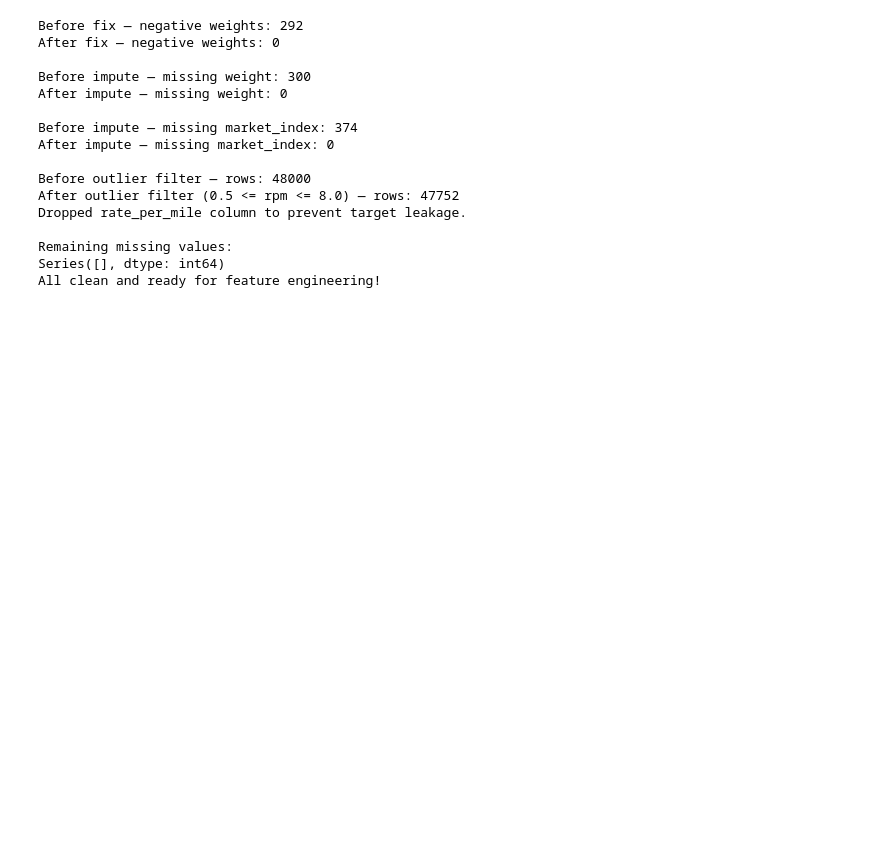
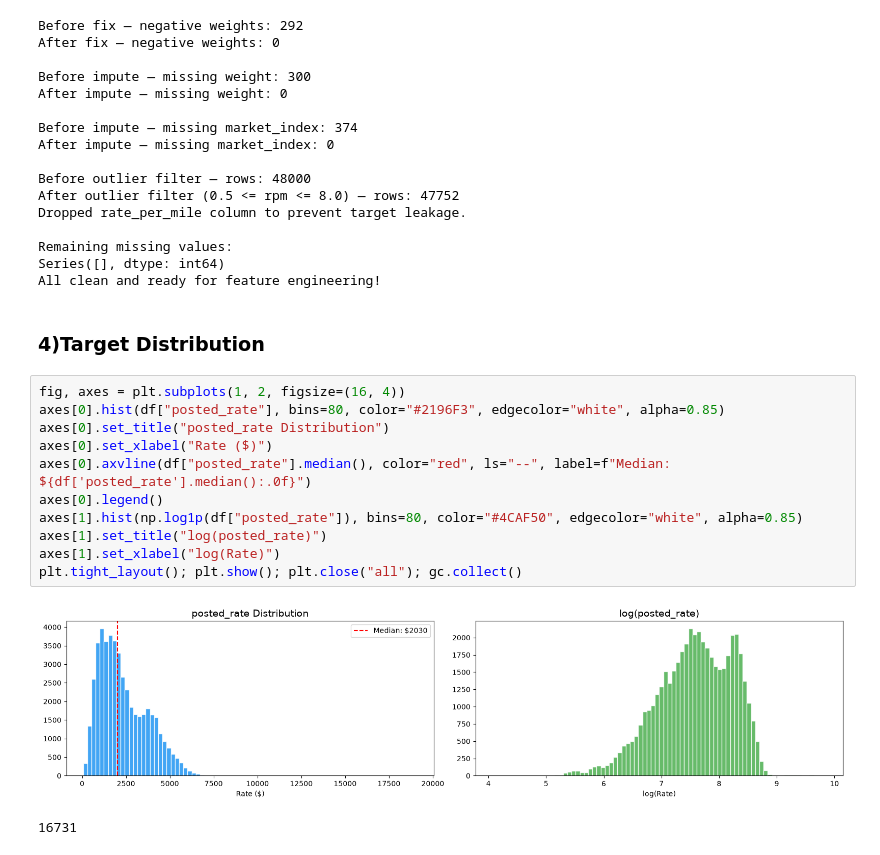
Before and after one commit to Sheild007/freight-rate-prediction, a Jupyter notebook: notebooks/eda.ipynb, the cells around one changed output. Drawn from its saved outputs; the diff is of its cells as text; blank space fills up the shorter version.

Commit message:
feat: target distribution analysis

```diff
--- a/notebooks/eda.ipynb
+++ b/notebooks/eda.ipynb
@@ -243,3 +244,19 @@ Dropped rate_per_mile column to prevent target leakage.
 Remaining missing values:
 Series([], dtype: int64)
 All clean and ready for feature engineering!
+# %% [markdown]
+### 4)Target Distribution
+# %%
+fig, axes = plt.subplots(1, 2, figsize=(16, 4))
+axes[0].hist(df["posted_rate"], bins=80, color="#2196F3", edgecolor="white", alpha=0.85)
+axes[0].set_title("posted_rate Distribution")
+axes[0].set_xlabel("Rate ($)")
+axes[0].axvline(df["posted_rate"].median(), color="red", ls="--", label=f"Median: ${df['posted_rate'].median():.0f}")
+axes[0].legend()
+axes[1].hist(np.log1p(df["posted_rate"]), bins=80, color="#4CAF50", edgecolor="white", alpha=0.85)
+axes[1].set_title("log(posted_rate)")
+axes[1].set_xlabel("log(Rate)")
+plt.tight_layout(); plt.show(); plt.close("all"); gc.collect()
+# %% [output]
+[figure, added]
+16731
```
Also changed, not shown: parts of 2 cells of this notebook.
